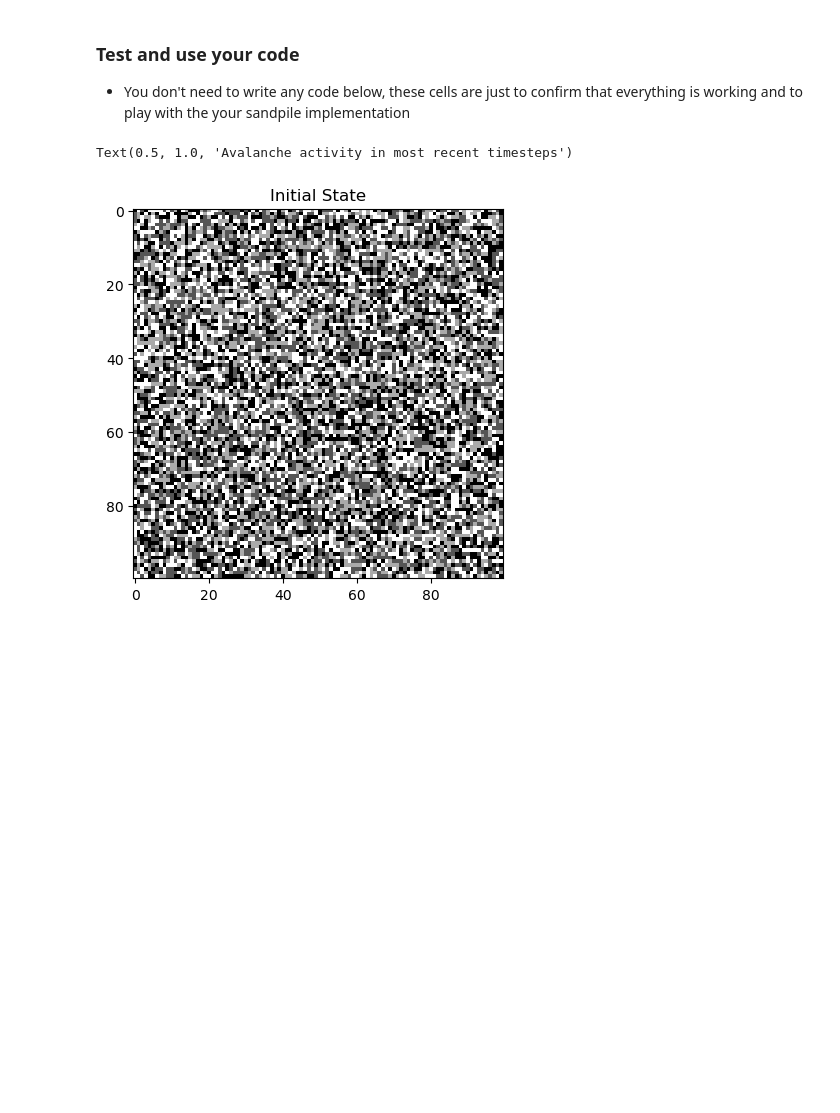
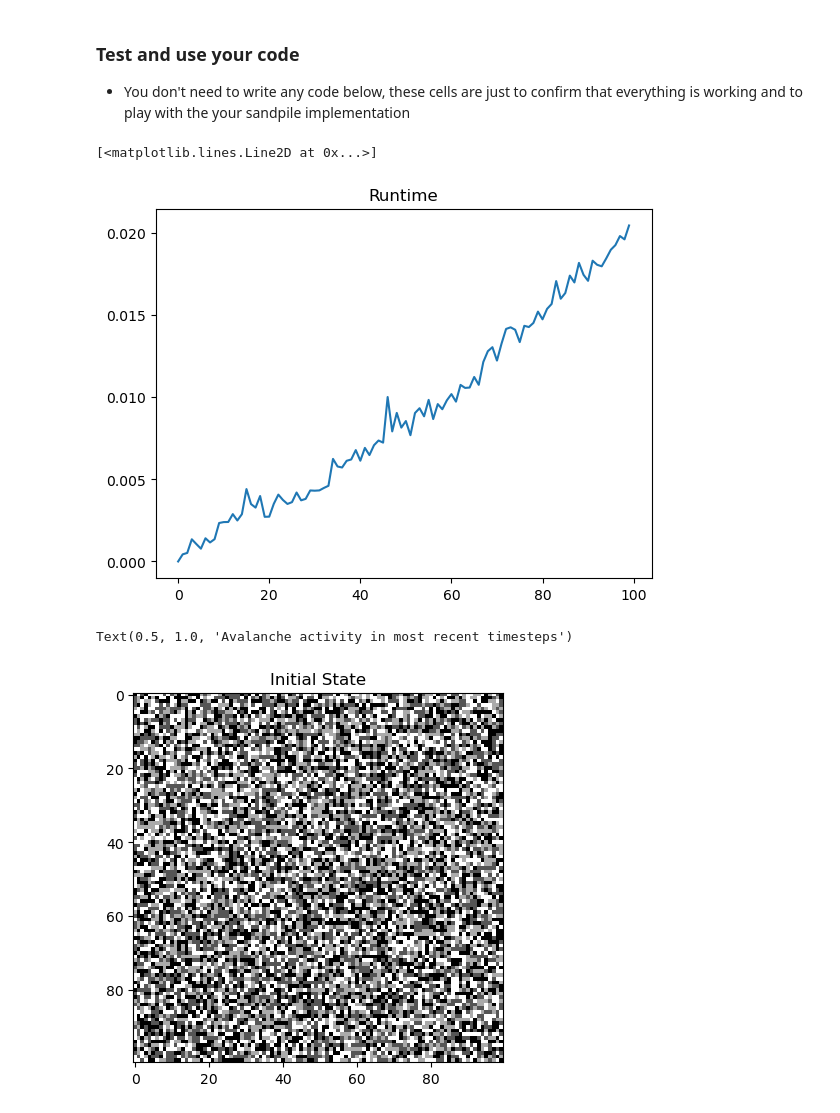
Before and after one commit to ravikoka/comp_phy, a Jupyter notebook: hw1.ipynb, the cells around one changed output. Drawn from its saved outputs; the diff is of its cells as text; code cells hidden in the pictures; blank space fills up the shorter version.

```diff
--- a/hw1.ipynb
+++ b/hw1.ipynb
@@ -144,5 +147,21 @@ class AbelianSandpile:
 ### Test and use your code
 
 + You don't need to write any code below, these cells are just to confirm that everything is working and to play with the your sandpile implementation
+# %%
+import timeit
+# test the runtime scaling
+n_vals = np.arange(0, 100)
+
+times = []
+for n in n_vals:
+    time = timeit.timeit("AbelianSandpile(n)", globals=globals(), number=n)
+    times.append(time)
+
+plt.figure()
+plt.title('Runtime')
+plt.plot(times)
+# %% [output]
+[<matplotlib.lines.Line2D at 0x...>]
+[figure, added]
 # %%
 ## Import William's solution from answer key
```
Also changed, not shown: parts of 6 cells of this notebook, 1 other file.
